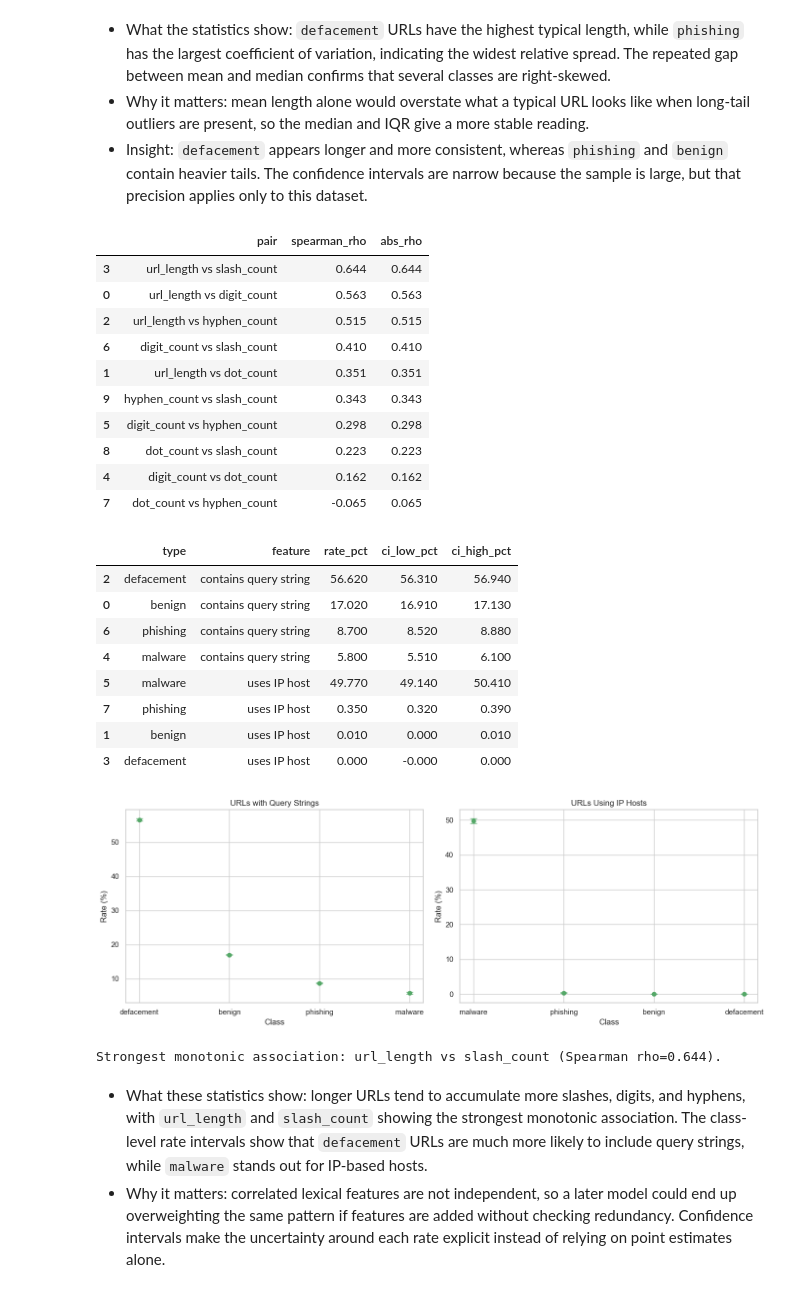
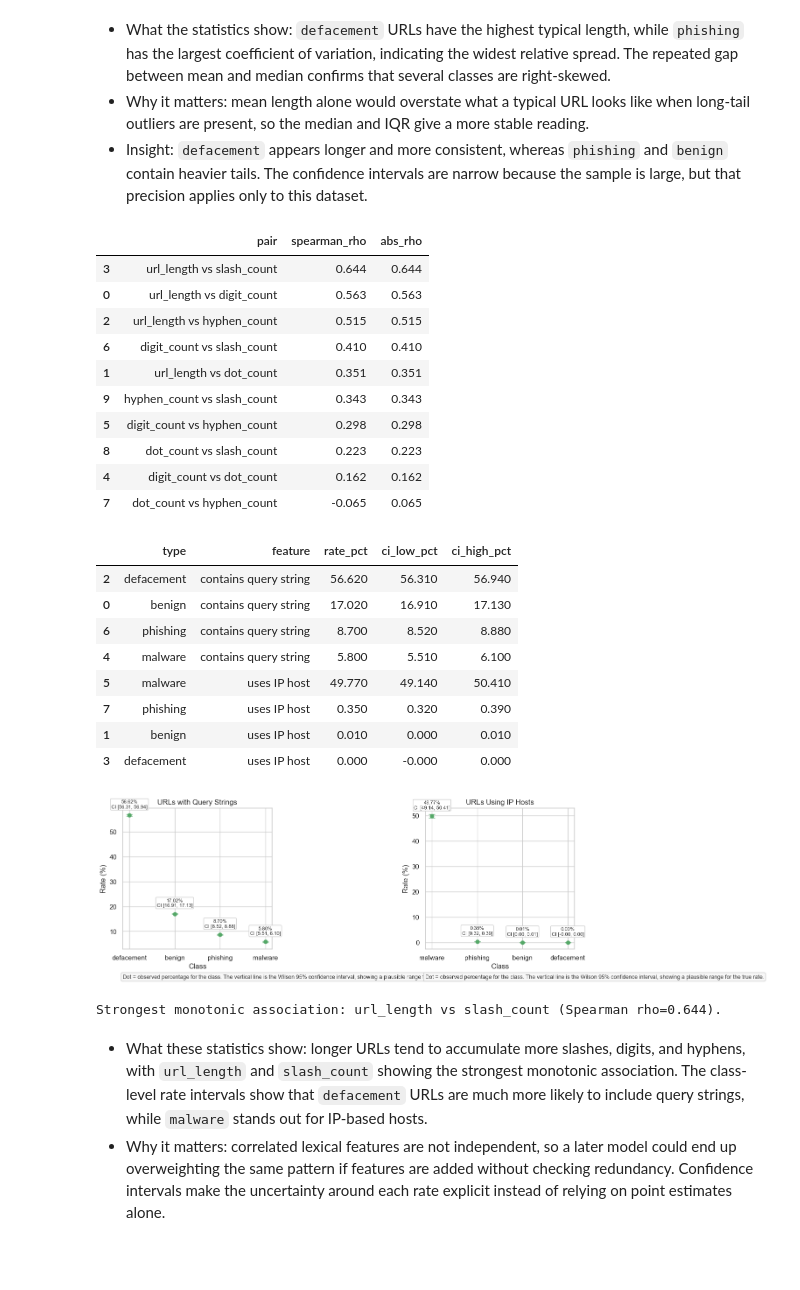
Before and after one commit to NimishSood/malicious-url-detection, a Jupyter notebook: notebooks/file1.ipynb, the cells around one changed output. Cells and saved outputs as stored; diff of their text form; code cells hidden in the pictures; blank space fills up the shorter version.

```diff
--- a/notebooks/file1.ipynb
+++ b/notebooks/file1.ipynb
@@ -774,11 +1043,13 @@ else:
             capsize=5,
             color='#C44E52',
         )
+        annotate_interval_points(ax, length_reasoning_plot, x, 'mean', 'mean_ci_low', 'mean_ci_high')
         ax.set_xticks(x)
         ax.set_xticklabels(length_reasoning_plot['type'])
         ax.set_title('Mean URL Length with 95% Confidence Intervals')
         ax.set_xlabel('Class')
         ax.set_ylabel('URL length')
+        add_chart_note(ax, 'Dot = mean URL length for the class. The vertical line is the 95% confidence interval, which shows a plausible range for the population mean under repeated sampling.')
 
 finalize_figure(fig)
 
@@ -915,44 +1186,46 @@ for ax, feature in zip(axes, ['contains query string', 'uses IP host']):
         capsize=5,
         color='#55A868',
     )
+    annotate_interval_points(ax, subset, x, 'rate_pct', 'ci_low_pct', 'ci_high_pct', unit='%', decimals=2)
     ax.set_xticks(x)
     ax.set_xticklabels(subset['type'])
     ax.set_title(feature_titles[feature])
     ax.set_xlabel('Class')
     ax.set_ylabel('Rate (%)')
+    add_chart_note(ax, 'Dot = observed percentage for the class. The vertical line is the Wilson 95% confidence interval, showing a plausible range for the true rate.')
 
 finalize_figure(fig)
 
 if correlation_pairs.empty:
     print('Strongest monotonic association unavailable: not enough numeric data.')
 else:
     strongest_pair = correlation_pairs.sort_values('abs_rho', ascending=False).iloc[0]
     print(
         f"Strongest monotonic association: {strongest_pair['pair']} "
         f"(Spearman rho={strongest_pair['spearman_rho']:.3f})."
     )
 # %% [output]
 |  | pair | spearman_rho | abs_rho |
 | 3 | url_length vs slash_count | 0.644 | 0.644 |
 | 0 | url_length vs digit_count | 0.563 | 0.563 |
 | 2 | url_length vs hyphen_count | 0.515 | 0.515 |
 | 6 | digit_count vs slash_count | 0.410 | 0.410 |
 | 1 | url_length vs dot_count | 0.351 | 0.351 |
 | 9 | hyphen_count vs slash_count | 0.343 | 0.343 |
 | 5 | digit_count vs hyphen_count | 0.298 | 0.298 |
 | 8 | dot_count vs slash_count | 0.223 | 0.223 |
 | 4 | digit_count vs dot_count | 0.162 | 0.162 |
 | 7 | dot_count vs hyphen_count | -0.065 | 0.065 |
 |  | type | feature | rate_pct | ci_low_pct | ci_high_pct |
 | 2 | defacement | contains query string | 56.620 | 56.310 | 56.940 |
 | 0 | benign | contains query string | 17.020 | 16.910 | 17.130 |
 | 6 | phishing | contains query string | 8.700 | 8.520 | 8.880 |
 | 4 | malware | contains query string | 5.800 | 5.510 | 6.100 |
 | 5 | malware | uses IP host | 49.770 | 49.140 | 50.410 |
 | 7 | phishing | uses IP host | 0.350 | 0.320 | 0.390 |
 | 1 | benign | uses IP host | 0.010 | 0.000 | 0.010 |
 | 3 | defacement | uses IP host | 0.000 | -0.000 | 0.000 |
-[figure, old version]
+[figure, new version]
 Strongest monotonic association: url_length vs slash_count (Spearman rho=0.644).
 # %% [markdown]
 - What these statistics show: longer URLs tend to accumulate more slashes, digits, and hyphens, with `url_length` and `slash_count` showing the strongest monotonic association. The class-level rate intervals show that `defacement` URLs are much more likely to include query strings, while `malware` stands out for IP-based hosts.
```
Also changed, not shown: parts of 7 cells of this notebook.
